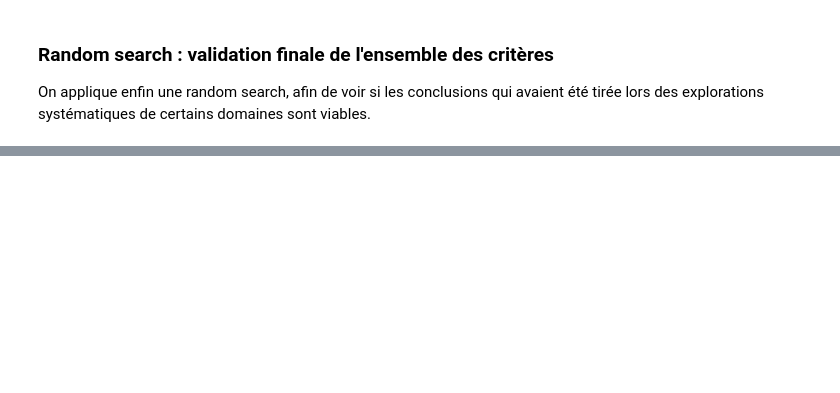
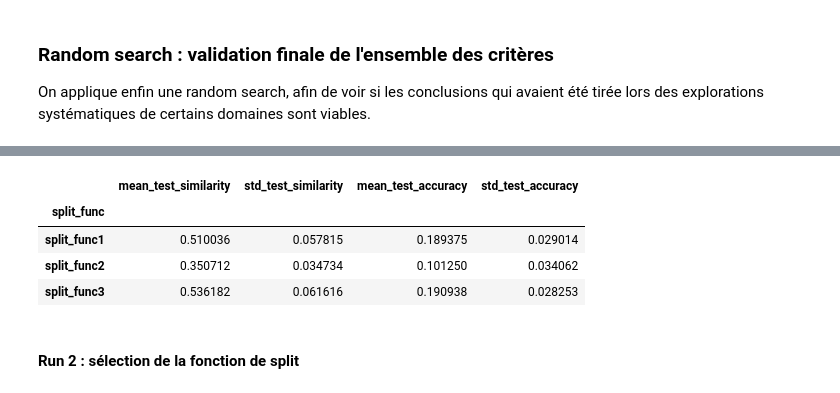
Before and after one commit to UltraDiuve/PIM-Recognizer, a Jupyter notebook: report/notebooks/model_tuning.ipynb, the cells around one changed output, grey strips where cells are left out. Saved outputs shown, nothing was run; the diff lists cells and outputs as text; code cells hidden in the pictures; blank space fills up the shorter version.

```diff
--- a/report/notebooks/model_tuning.ipynb
+++ b/report/notebooks/model_tuning.ipynb
@@ -726,0 +896,17 @@ search.best_score_
+# %%
+(result_df.loc[result_df['run'] == 1., ['split_func',
+                                        'mean_test_similarity',
+                                        'std_test_similarity',
+                                        'mean_test_accuracy',
+                                        'std_test_accuracy']]
+          .groupby('split_func')
+          .mean()
+)
+# %% [output]
+|  | mean_test_similarity | std_test_similarity | mean_test_accuracy | std_test_accuracy |
+| split_func |  |  |  |  |
+| split_func1 | 0.510036 | 0.057815 | 0.189375 | 0.029014 |
+| split_func2 | 0.350712 | 0.034734 | 0.101250 | 0.034062 |
+| split_func3 | 0.536182 | 0.061616 | 0.190938 | 0.028253 |
+# %% [markdown]
+#### Run 2 : sélection de la fonction de split
```
Also changed, not shown: parts of 56 cells of this notebook, 2 other files.
